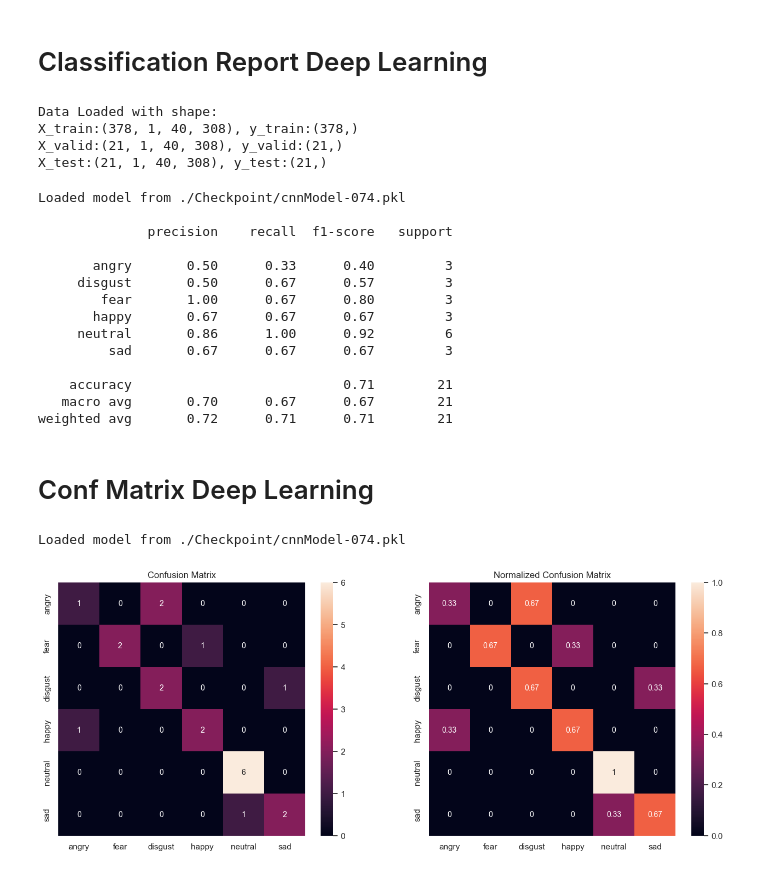
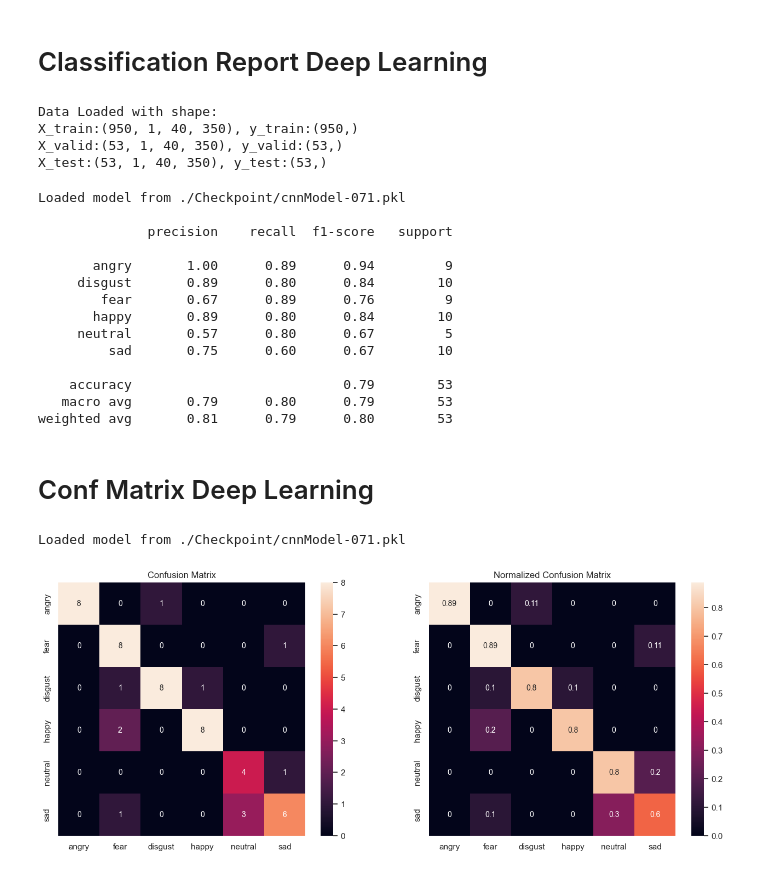
Before and after one commit to satria-ui/TugasAkhir2023, a Jupyter notebook: script/main.ipynb, the cells around one changed output. Saved outputs shown, nothing was run; the diff lists cells and outputs as text; code cells hidden in the pictures.

Commit message:
feat: work on proposed model experiment results

```diff
--- a/script/main.ipynb
+++ b/script/main.ipynb
@@ -952,6 +861,6 @@ NUM_SAMPLE = 22050
 DURATION = 7.14
 
 CMD = CremaD(path="plerpler", sample_rate=SAMPLE_RATE, duration=DURATION, num_samples=NUM_SAMPLE)
-X_train, X_valid, X_test, y_train, y_valid, y_test = CMD.load_readyToTrain_data("./Scaler/SAVEE_ready_data_CRNN.npy")
+X_train, X_valid, X_test, y_train, y_valid, y_test = CMD.load_readyToTrain_data("./Scaler/CREMA-D_ready_data.npy")
 # %% [output]
 Data Loaded with shape:
@@ -969,15 +878,15 @@ from Code.ResNet import ResNet
 
 SAMPLE_RATE = 48000
 DURATION = 5.27
-NUM_EPOCH = 75
+NUM_EPOCH = 100
 
 # CREMA-D 100
 # RAVDESS 150
-path = "./Scaler/SAVEE_ready_data_CRNN.npy"
+path = "./Scaler/CREMA-D_ready_data.npy"
 
 # CRNN(img_channel=1, img_height=40, img_width=350, num_class=6)
 # label_mapping = {'angry': 0, 'fear': 1, 'disgust': 2, 'happy': 3, 'neutral': 4, 'sad': 5}
 DL = DeepLearning(sample_rate=SAMPLE_RATE, duration=DURATION)
-train_losses, valid_losses, train_accuracy, valid_accuracy = DL.train(train_file=path, model=CRNN(img_channel=1, img_height=40, img_width=308, num_class=6), num_epochs=NUM_EPOCH)
+train_losses, valid_losses, train_accuracy, valid_accuracy = DL.train(train_file=path, model=TransformerCNNNetwork(), num_epochs=NUM_EPOCH)
 # %% [output]
 Data Loaded with shape:
@@ -1118,7 +1027,7 @@ import os
 from Code.utils import DeepLearning
 
 
-path = "./Scaler/SAVEE_ready_data_CRNN.npy"
+path = "./Scaler/CREMA-D_ready_data.npy"
 
 # label_mapping = {'angry': 0, 'fear': 1, 'disgust': 2, 'happy': 3, 'neutral': 4, 'sad': 5}
 DL = DeepLearning(sample_rate=SAMPLE_RATE, duration=DURATION)
@@ -1134,7 +1043,7 @@ for i in range(NUM_EPOCH):
     load_path = os.path.join(load_folder, model_name)
 
     ## instantiate empty model and populate with params from binary
-    model = CRNN(img_channel=1, img_height=40, img_width=308, num_class=6).to("cuda")
+    model = TransformerCNNNetwork().to("cuda")
     optimizer = torch.optim.SGD(model.parameters(),lr=0.01, weight_decay=0.001, momentum=0.8)
     DL.load_checkpoint(optimizer, model, load_path)
 
@@ -1183,12 +1092,12 @@ NUM_SAMPLE = 22050
 DURATION = 7.14
 
 CMD = CremaD(path="plerpler", sample_rate=SAMPLE_RATE, duration=DURATION, num_samples=NUM_SAMPLE)
-X_train, X_valid, X_test, y_train, y_valid, y_test = CMD.load_readyToTrain_data("./Scaler/SAVEE_ready_data_CRNN.npy")
+X_train, X_valid, X_test, y_train, y_valid, y_test = CMD.load_readyToTrain_data("./Scaler/CREMA-D_ready_data.npy")
 # %% [output]
 Data Loaded with shape:
-X_train:(378, 1, 40, 308), y_train:(378,)
-X_valid:(21, 1, 40, 308), y_valid:(21,)
-X_test:(21, 1, 40, 308), y_test:(21,)
+X_train:(950, 1, 40, 350), y_train:(950,)
+X_valid:(53, 1, 40, 350), y_valid:(53,)
+X_test:(53, 1, 40, 350), y_test:(53,)
 # %%
 import pandas as pd
 def make_prediction(model, data):
@@ -1245,9 +1154,9 @@ from Code.LeNet import LeNet
 from Code.CRNN import CRNN
 from sklearn.metrics import classification_report
 
-model_path = "./Checkpoint/cnnModel-074.pkl"
+model_path = "./Checkpoint/cnnModel-071.pkl"
 
-model = CRNN(img_channel=1, img_height=40, img_width=308, num_class=6).to("cuda")
+model = TransformerCNNNetwork().to("cuda")
 optimizer = torch.optim.SGD(model.parameters(),lr=0.01, weight_decay=0.001, momentum=0.8)
 load_checkpoint(optimizer, model, model_path)
 
@@ -1265,20 +1174,20 @@ y_test_str = reverse_label_encoder(y_valid)
 report = classification_report(y_test_str, y_pred_str, zero_division=0)
 print(report)
 # %% [output]
-Loaded model from ./Checkpoint/cnnModel-074.pkl
+Loaded model from ./Checkpoint/cnnModel-071.pkl
 
               precision    recall  f1-score   support
 
-       angry       0.50      0.33      0.40         3
-     disgust       0.50      0.67      0.57         3
-        fear       1.00      0.67      0.80         3
-       happy       0.67      0.67      0.67         3
-     neutral       0.86      1.00      0.92         6
-         sad       0.67      0.67      0.67         3
+       angry       1.00      0.89      0.94         9
+     disgust       0.89      0.80      0.84        10
+        fear       0.67      0.89      0.76         9
+       happy       0.89      0.80      0.84        10
+     neutral       0.57      0.80      0.67         5
+         sad       0.75      0.60      0.67        10
 
-    accuracy                           0.71        21
-   macro avg       0.70      0.67      0.67        21
-weighted avg       0.72      0.71      0.71        21
+    accuracy                           0.79        53
+   macro avg       0.79      0.80      0.79        53
+weighted avg       0.81      0.79      0.80        53
 # %% [markdown]
 # Conf Matrix Deep Learning
 # %%
@@ -1293,9 +1202,9 @@ from Code.CRNN import CRNN
 
 emotion_list = ['angry', 'fear', 'disgust', 'happy', 'neutral', 'sad']
 
-model_path = "./Checkpoint/cnnModel-074.pkl"
+model_path = "./Checkpoint/cnnModel-071.pkl"
 
-model = CRNN(img_channel=1, img_height=40, img_width=308, num_class=6).to("cuda")
+model = TransformerCNNNetwork().to("cuda")
 optimizer = torch.optim.SGD(model.parameters(),lr=0.01, weight_decay=0.001, momentum=0.8)
 load_checkpoint(optimizer, model, model_path)
 
@@ -1303,35 +1212,35 @@ print(f'Loaded model from {model_path}\n')
 
 X_test_tensor = torch.tensor(X_valid,device="cuda").float()
 predictions = make_prediction(model,X_test_tensor)
 
 predicted_emotions = predictions.to("cpu").numpy()
 emotions_groundtruth = y_valid
 
 # build confusion matrix and normalized confusion matrix
 conf_matrix = confusion_matrix(emotions_groundtruth, predicted_emotions)
 conf_matrix_norm = confusion_matrix(emotions_groundtruth, predicted_emotions,normalize='true')
 
 # set labels for matrix axes from emotions
 emotion_names = [emotion for emotion in emotion_list]
 
 # make a confusion matrix with labels using a DataFrame
 confmatrix_df = pd.DataFrame(conf_matrix, index=emotion_names, columns=emotion_names)
 confmatrix_df_norm = pd.DataFrame(conf_matrix_norm, index=emotion_names, columns=emotion_names)
 
 # plot confusion matrices
 plt.figure(figsize=(16,6))
 sns.set(font_scale=1)
 plt.subplot(1,2,1)
 plt.title('Confusion Matrix')
 sns.heatmap(confmatrix_df, annot=True, annot_kws={"size": 10}, fmt="d")
 plt.subplot(1,2,2)
 plt.title('Normalized Confusion Matrix')
 sns.heatmap(confmatrix_df_norm, annot=True, annot_kws={"size": 10})
 
 plt.show()
 # %% [output]
-Loaded model from ./Checkpoint/cnnModel-074.pkl
+Loaded model from ./Checkpoint/cnnModel-071.pkl
-[figure, old version]
+[figure, new version]
 # %%
 from sklearn.metrics import confusion_matrix
 import seaborn as sns
```
Also changed, not shown: parts of 16 cells of this notebook, 7 other files.
